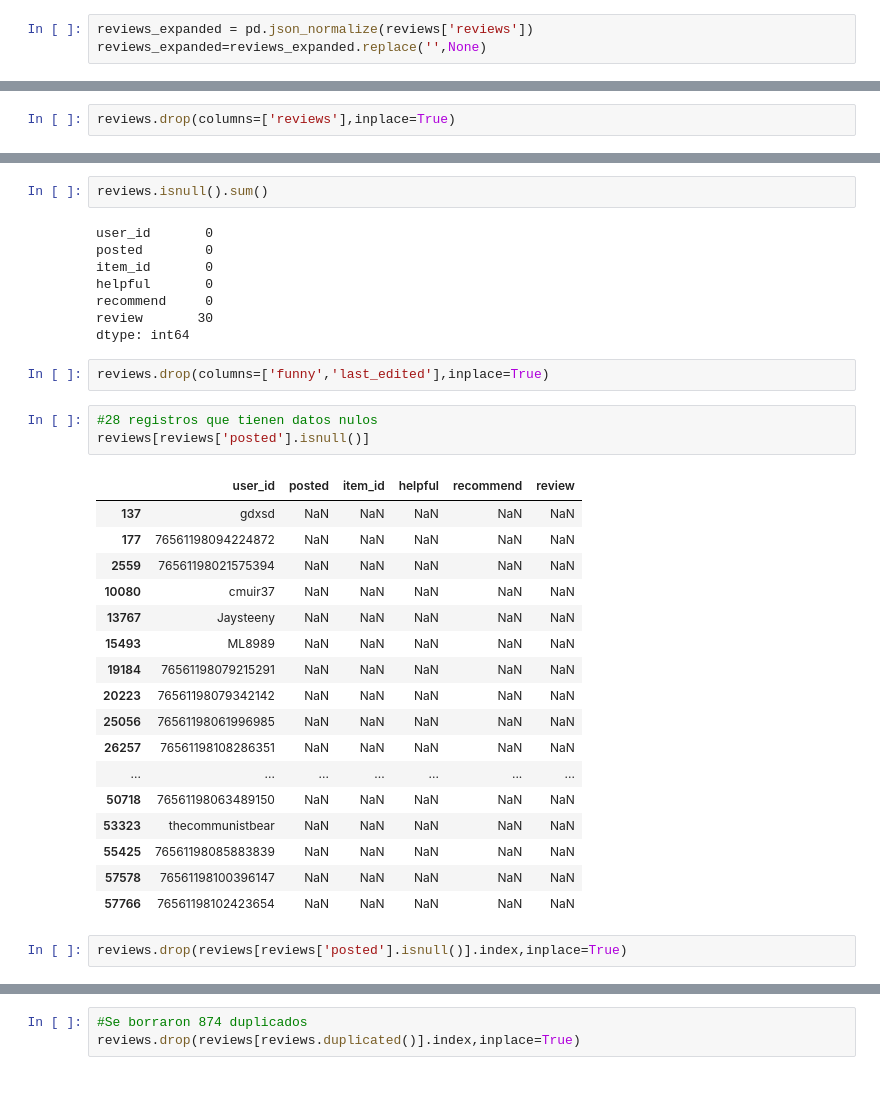
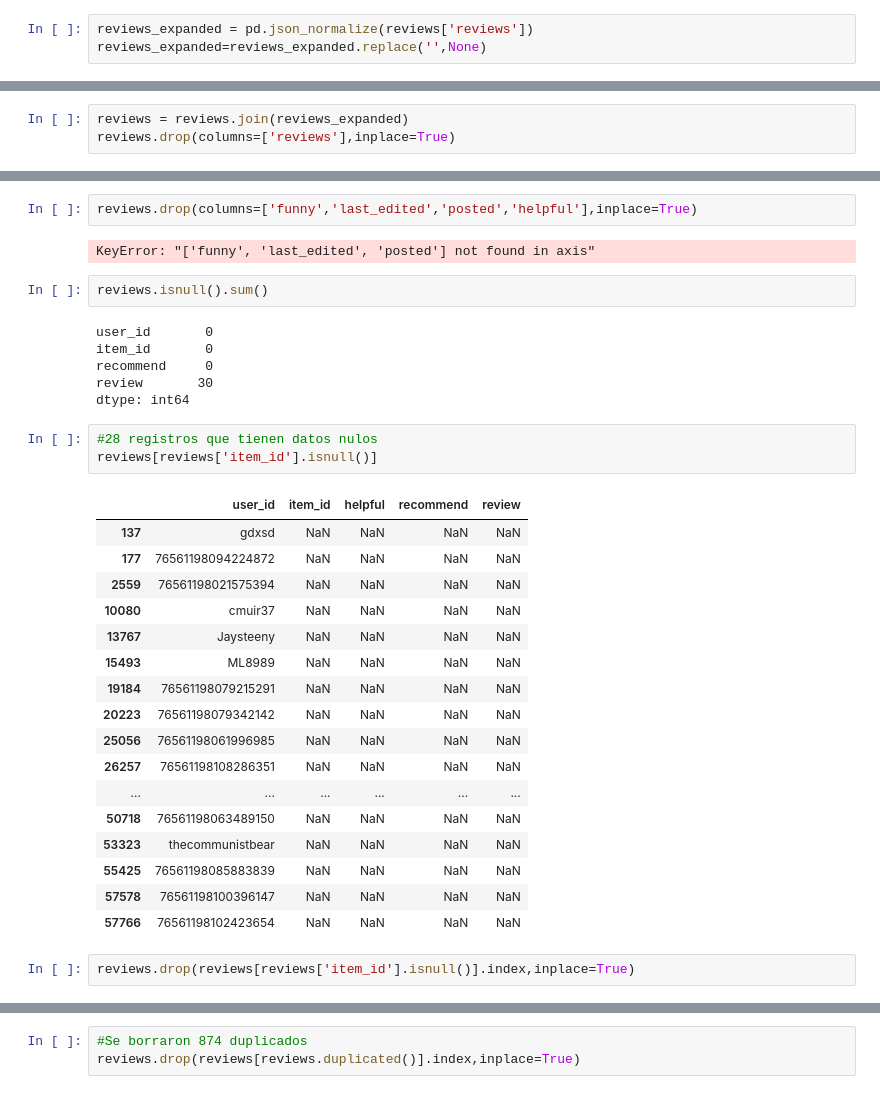
Before and after one commit to carocardenas0699/PI-1-Machine-Learning, a Jupyter notebook: ETL.ipynb, the cells around one changed output, grey strips where cells are left out. Saved outputs shown, nothing was run; the diff lists cells and outputs as text.

```diff
--- a/ETL.ipynb
+++ b/ETL.ipynb
@@ -194,4 +240,5 @@ reviews_expanded.head()
 | 3 | None | Posted June 24, 2014. | None | 251610 | 15 of 20 people (75%) found this ... | True | I know what you think when you se... |
 | 4 | None | Posted September 8, 2013. | None | 227300 | 0 of 1 people (0%) found this rev... | True | For a simple (it's actually not a... |
 # %%
+reviews = reviews.join(reviews_expanded)
 reviews.drop(columns=['reviews'],inplace=True)
@@ -198,35 +261,35 @@ reviews.drop(columns=['reviews'],inplace=True)
+# %%
+reviews.drop(columns=['funny','last_edited','posted','helpful'],inplace=True)
+# %% [output]
+KeyError: "['funny', 'last_edited', 'posted'] not found in axis"
 # %%
 reviews.isnull().sum()
 # %% [output]
 user_id       0
-posted        0
 item_id       0
-helpful       0
 recommend     0
 review       30
 dtype: int64
+# %%
+#28 registros que tienen datos nulos
+reviews[reviews['item_id'].isnull()]
+# %% [output]
+|  | user_id | item_id | helpful | recommend | review |
+| 137 | gdxsd | NaN | NaN | NaN | NaN |
+| 177 | 76561198094224872 | NaN | NaN | NaN | NaN |
+| 2559 | 76561198021575394 | NaN | NaN | NaN | NaN |
+| 10080 | cmuir37 | NaN | NaN | NaN | NaN |
+| 13767 | Jaysteeny | NaN | NaN | NaN | NaN |
+| 15493 | ML8989 | NaN | NaN | NaN | NaN |
+| 19184 | 76561198079215291 | NaN | NaN | NaN | NaN |
+| 20223 | 76561198079342142 | NaN | NaN | NaN | NaN |
+| 25056 | 76561198061996985 | NaN | NaN | NaN | NaN |
+| 26257 | 76561198108286351 | NaN | NaN | NaN | NaN |
+| ... | ... | ... | ... | ... | ... |
+| 50718 | 76561198063489150 | NaN | NaN | NaN | NaN |
+| 53323 | thecommunistbear | NaN | NaN | NaN | NaN |
+| 55425 | 76561198085883839 | NaN | NaN | NaN | NaN |
+| 57578 | 76561198100396147 | NaN | NaN | NaN | NaN |
+| 57766 | 76561198102423654 | NaN | NaN | NaN | NaN |
 # %%
-reviews.drop(columns=['funny','last_edited'],inplace=True)
+reviews.drop(reviews[reviews['item_id'].isnull()].index,inplace=True)
-# %%
-#28 registros que tienen datos nulos
-reviews[reviews['posted'].isnull()]
-# %% [output]
-|  | user_id | posted | item_id | helpful | recommend | review |
-| 137 | gdxsd | NaN | NaN | NaN | NaN | NaN |
-| 177 | 76561198094224872 | NaN | NaN | NaN | NaN | NaN |
-| 2559 | 76561198021575394 | NaN | NaN | NaN | NaN | NaN |
-| 10080 | cmuir37 | NaN | NaN | NaN | NaN | NaN |
-| 13767 | Jaysteeny | NaN | NaN | NaN | NaN | NaN |
-| 15493 | ML8989 | NaN | NaN | NaN | NaN | NaN |
-| 19184 | 76561198079215291 | NaN | NaN | NaN | NaN | NaN |
-| 20223 | 76561198079342142 | NaN | NaN | NaN | NaN | NaN |
-| 25056 | 76561198061996985 | NaN | NaN | NaN | NaN | NaN |
-| 26257 | 76561198108286351 | NaN | NaN | NaN | NaN | NaN |
-| ... | ... | ... | ... | ... | ... | ... |
-| 50718 | 76561198063489150 | NaN | NaN | NaN | NaN | NaN |
-| 53323 | thecommunistbear | NaN | NaN | NaN | NaN | NaN |
-| 55425 | 76561198085883839 | NaN | NaN | NaN | NaN | NaN |
-| 57578 | 76561198100396147 | NaN | NaN | NaN | NaN | NaN |
-| 57766 | 76561198102423654 | NaN | NaN | NaN | NaN | NaN |
-# %%
-reviews.drop(reviews[reviews['posted'].isnull()].index,inplace=True)
```
Also changed, not shown: parts of 43 cells of this notebook, 3 other files.
